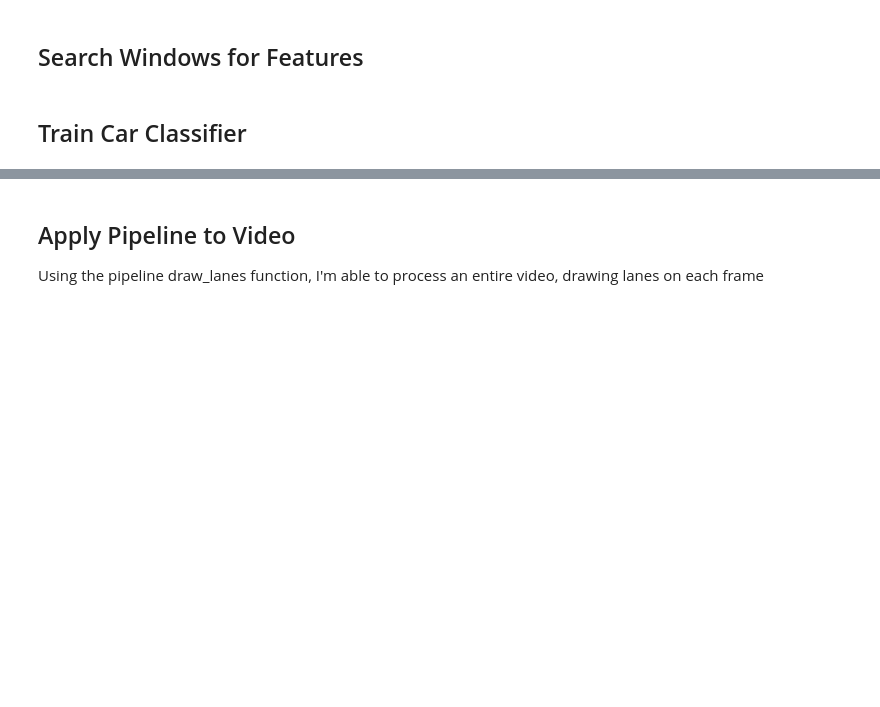
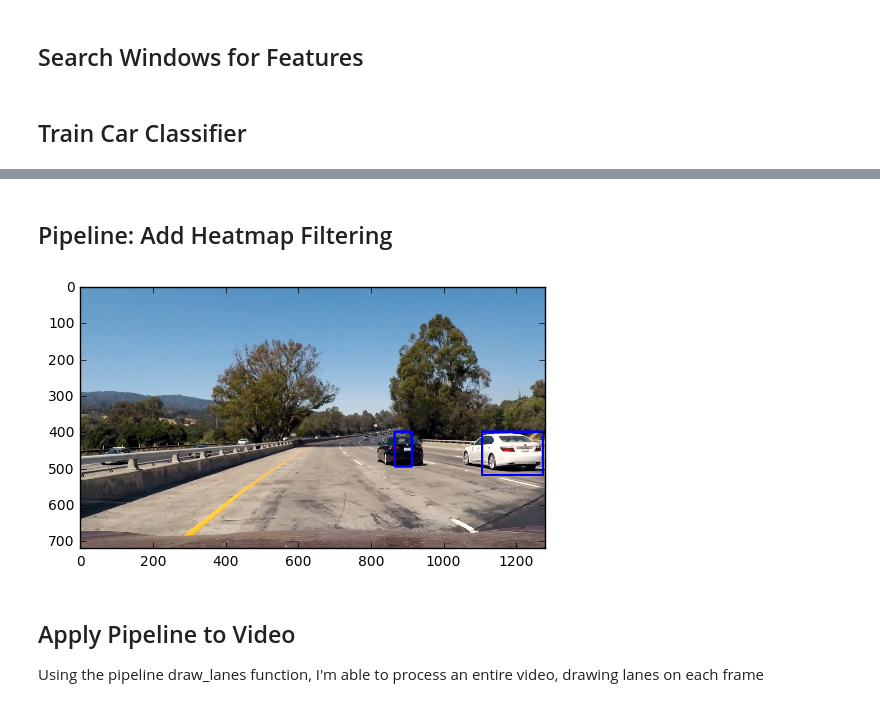
Before and after one commit to ckirksey3/vehicle-detection-with-svm, a Jupyter notebook: P1.ipynb, the cells around one changed output, grey strips where cells are left out. Saved outputs shown, nothing was run; the diff lists cells and outputs as text; code cells hidden in the pictures; blank space fills up the shorter version.

```diff
--- a/P1.ipynb
+++ b/P1.ipynb
@@ -310,3 +372,30 @@ plt.show()
+# %% [markdown]
+## Pipeline: Add Heatmap Filtering
+# %%
+def label_vehicles_with_heat_map(image):
+    draw_image = np.copy(image)
+    windows = slide_window(image, x_start_stop=[None, None], y_start_stop=y_start_stop,
+                        xy_window=(96, 96), xy_overlap=(0.75, 0.75))
+
+    hot_windows = search_windows(image, windows, svc, X_scaler, color_space=color_space,
+                            spatial_size=spatial_size, hist_bins=hist_bins,
+                            orient=orient, pix_per_cell=pix_per_cell,
+                            cell_per_block=cell_per_block,
+                            hog_channel=hog_channel, spatial_feat=spatial_feat,
+                            hist_feat=hist_feat, hog_feat=hog_feat)
+
+    heatmap = np.zeros_like(image[:,:,0]).astype(np.float)
+    heatmap = add_heat(heatmap, hot_windows)
+    heatmap = apply_threshold(heatmap, 2)
+    labels = label(heatmap)
+    # Draw bounding boxes on a copy of the image
+    draw_img = draw_labeled_bboxes(np.copy(image), labels)
+    return draw_img
+window_img = label_vehicles_with_heat_map(mpimg.imread('test_images/test1.jpg'))
+plt.imshow(window_img, cmap='gray')
+plt.show()
+# %% [output]
+[figure, added]
 # %% [markdown]
 ## Apply Pipeline to Video
 Using the pipeline draw_lanes function, I'm able to process an entire video, drawing lanes on each frame
```
Also changed, not shown: parts of 7 cells of this notebook, 1 other file.
